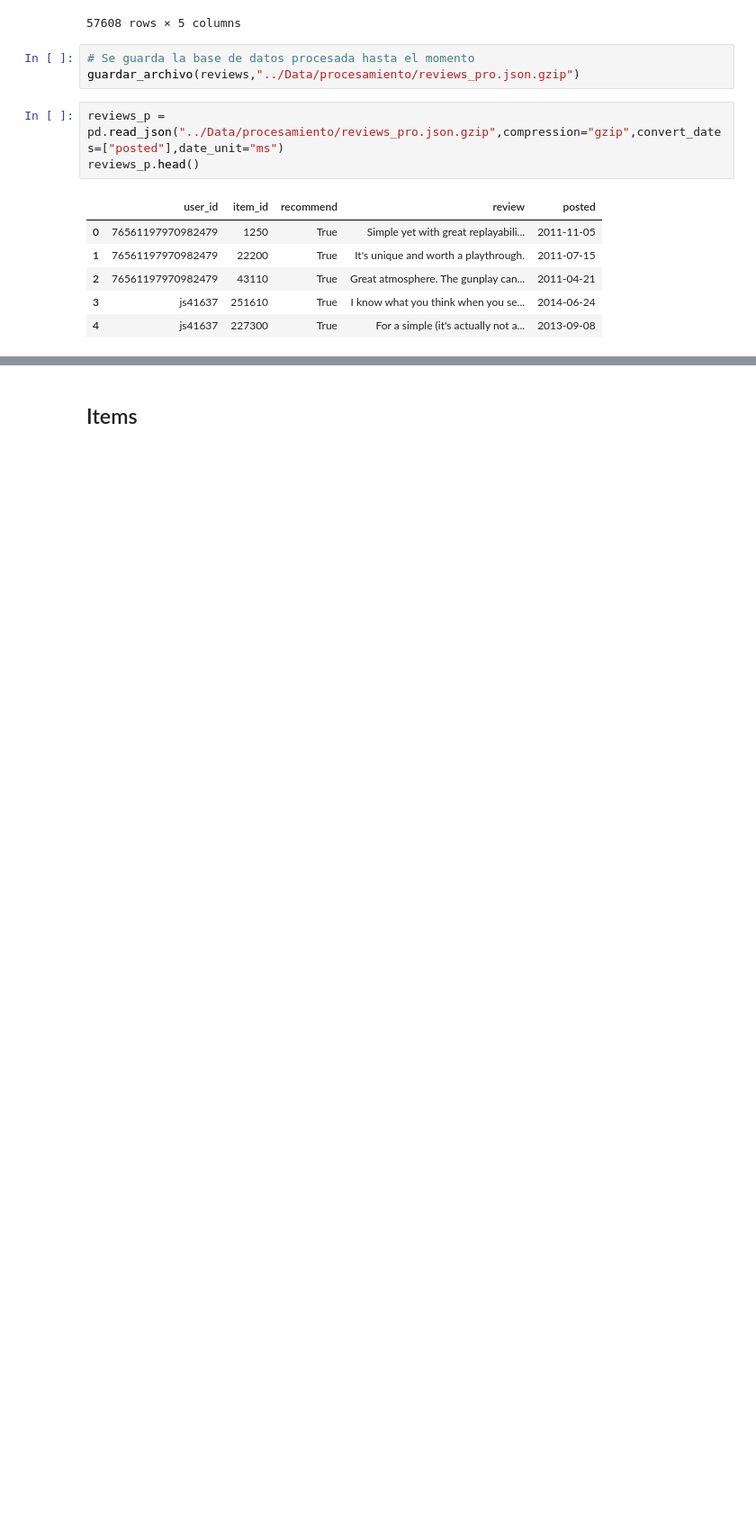
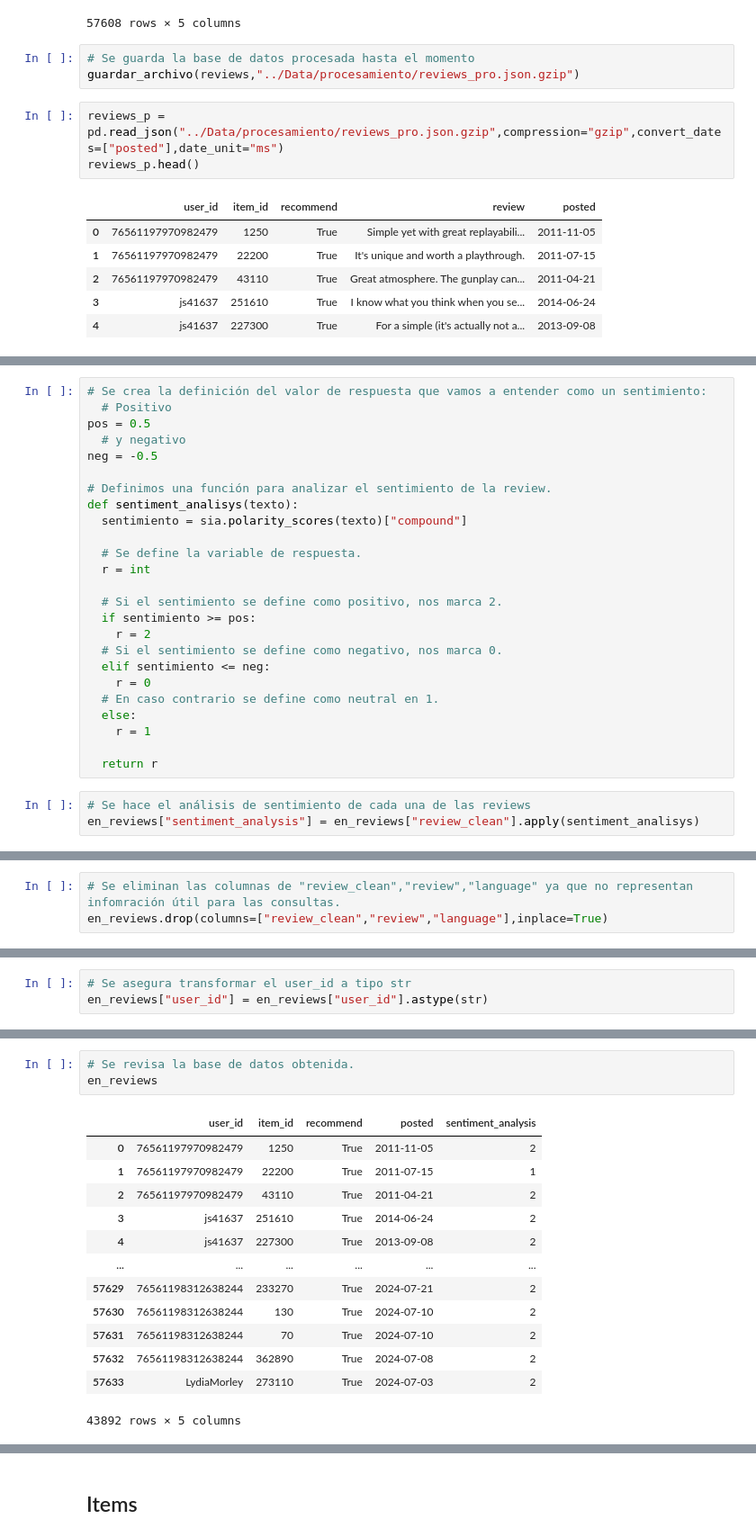
Before and after one commit to DaAnMaGi/Proyecto_Marzo, a Jupyter notebook: Parte 1/apertura.ipynb, the cells around one changed output, grey strips where cells are left out. Shown: that part at 90% size. Saved outputs shown, nothing was run; the diff lists cells and outputs as text; blank space fills up the shorter version.

Commit message:
Analisis sentimiento reviews

```diff
--- a/Parte 1/apertura.ipynb
+++ b/Parte 1/apertura.ipynb
@@ -338,0 +379,28 @@ reviews_p.head()
+# %%
+# Se crea la definición del valor de respuesta que vamos a entender como un sentimiento:
+  # Positivo
+pos = 0.5
+  # y negativo
+neg = -0.5
+
+# Definimos una función para analizar el sentimiento de la review.
+def sentiment_analisys(texto):
+  sentimiento = sia.polarity_scores(texto)["compound"]
+
+  # Se define la variable de respuesta.
+  r = int
+
+  # Si el sentimiento se define como positivo, nos marca 2.
+  if sentimiento >= pos:
+    r = 2
+  # Si el sentimiento se define como negativo, nos marca 0.
+  elif sentimiento <= neg:
+    r = 0
+  # En caso contrario se define como neutral en 1.
+  else:
+    r = 1
+
+  return r
+# %%
+# Se hace el análisis de sentimiento de cada una de las reviews
+en_reviews["sentiment_analysis"] = en_reviews["review_clean"].apply(sentiment_analisys)
@@ -338,0 +413,3 @@ reviews_p.head()
+# %%
+# Se eliminan las columnas de "review_clean","review","language" ya que no representan infomración útil para las consultas.
+en_reviews.drop(columns=["review_clean","review","language"],inplace=True)
@@ -338,0 +435,3 @@ reviews_p.head()
+# %%
+# Se asegura transformar el user_id a tipo str
+en_reviews["user_id"] = en_reviews["user_id"].astype(str)
@@ -338,0 +460,17 @@ reviews_p.head()
+# %%
+# Se revisa la base de datos obtenida.
+en_reviews
+# %% [output]
+|  | user_id | item_id | recommend | posted | sentiment_analysis |
+| 0 | 76561197970982479 | 1250 | True | 2011-11-05 | 2 |
+| 1 | 76561197970982479 | 22200 | True | 2011-07-15 | 1 |
+| 2 | 76561197970982479 | 43110 | True | 2011-04-21 | 2 |
+| 3 | js41637 | 251610 | True | 2014-06-24 | 2 |
+| 4 | js41637 | 227300 | True | 2013-09-08 | 2 |
+| ... | ... | ... | ... | ... | ... |
+| 57629 | 76561198312638244 | 233270 | True | 2024-07-21 | 2 |
+| 57630 | 76561198312638244 | 130 | True | 2024-07-10 | 2 |
+| 57631 | 76561198312638244 | 70 | True | 2024-07-10 | 2 |
+| 57632 | 76561198312638244 | 362890 | True | 2024-07-08 | 2 |
+| 57633 | LydiaMorley | 273110 | True | 2024-07-03 | 2 |
+43892 rows × 5 columns
```
Also changed, not shown: parts of 13 cells of this notebook.
